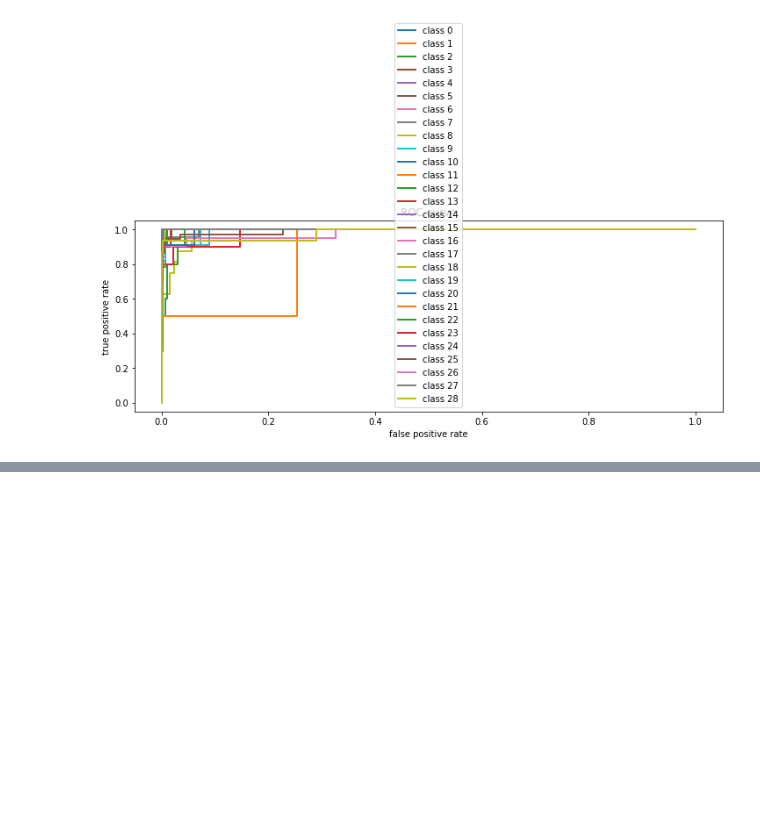
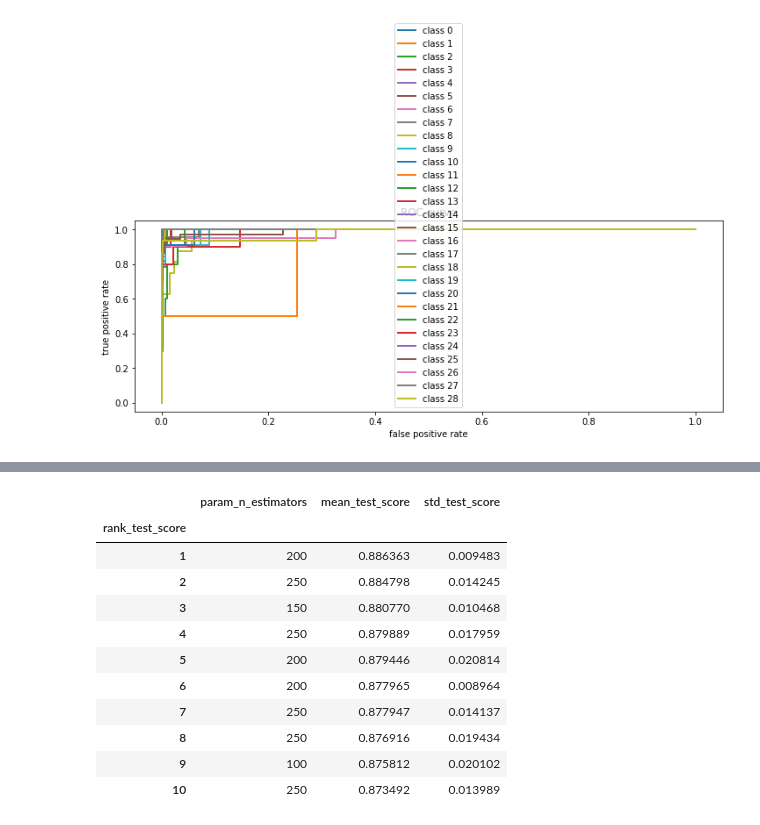
Before and after one commit to zepsgit/ocean-mammal-sounds-classification, a Jupyter notebook: build_model.ipynb, the cells around one changed output, grey strips where cells are left out. Saved outputs shown, nothing was run; the diff lists cells and outputs as text; code cells hidden in the pictures; blank space fills up the shorter version.

```diff
--- a/build_model.ipynb
+++ b/build_model.ipynb
@@ -178,0 +253,39 @@ plt.show()
+# %%
+%%capture thiscell
+from sklearn.ensemble import RandomForestClassifier
+for i in range(len(y_num_temp)):
+    if y_num_temp[i]==2:
+        y_num_temp[i]=0
+    if y_num_temp[i]==9:
+        y_num_temp[i]=1
+parameters={'n_estimators':range(50,300,50),
+            'criterion':['gini', 'entropy'],
+            'min_samples_split':range(1,10,2)}
+#parameters={'n_estimators':range(50,150,10)}
+# create GridSearchCV
+clf = GridSearchCV(RandomForestClassifier(), parameters, n_jobs=-1, verbose=3,
+                   cv=StratifiedKFold(n_splits=5, shuffle=True), scoring='f1_weighted')
+clf.fit(X,y_num)
+# y_num_temp=y_num[:85]
+# clf.fit(X[:85],y_num_temp)
+# %%
+# print the table of scores and parameters
+# print the table of scores and parameters
+result=pd.DataFrame.from_dict(clf.cv_results_)
+#result=result.loc[:,["param_n_estimators","param_criterion","param_min_samples_split","mean_test_score","std_test_score","rank_test_score"]]
+result=result.loc[:,["param_n_estimators","mean_test_score","std_test_score","rank_test_score"]]
+result.sort_values("rank_test_score",inplace=True)
+result.set_index(["rank_test_score"])[:10]
+# %% [output]
+|  | param_n_estimators | mean_test_score | std_test_score |
+| rank_test_score |  |  |  |
+| 1 | 200 | 0.886363 | 0.009483 |
+| 2 | 250 | 0.884798 | 0.014245 |
+| 3 | 150 | 0.880770 | 0.010468 |
+| 4 | 250 | 0.879889 | 0.017959 |
+| 5 | 200 | 0.879446 | 0.020814 |
+| 6 | 200 | 0.877965 | 0.008964 |
+| 7 | 250 | 0.877947 | 0.014137 |
+| 8 | 250 | 0.876916 | 0.019434 |
+| 9 | 100 | 0.875812 | 0.020102 |
+| 10 | 250 | 0.873492 | 0.013989 |
```
Also changed, not shown: parts of 6 cells of this notebook.
